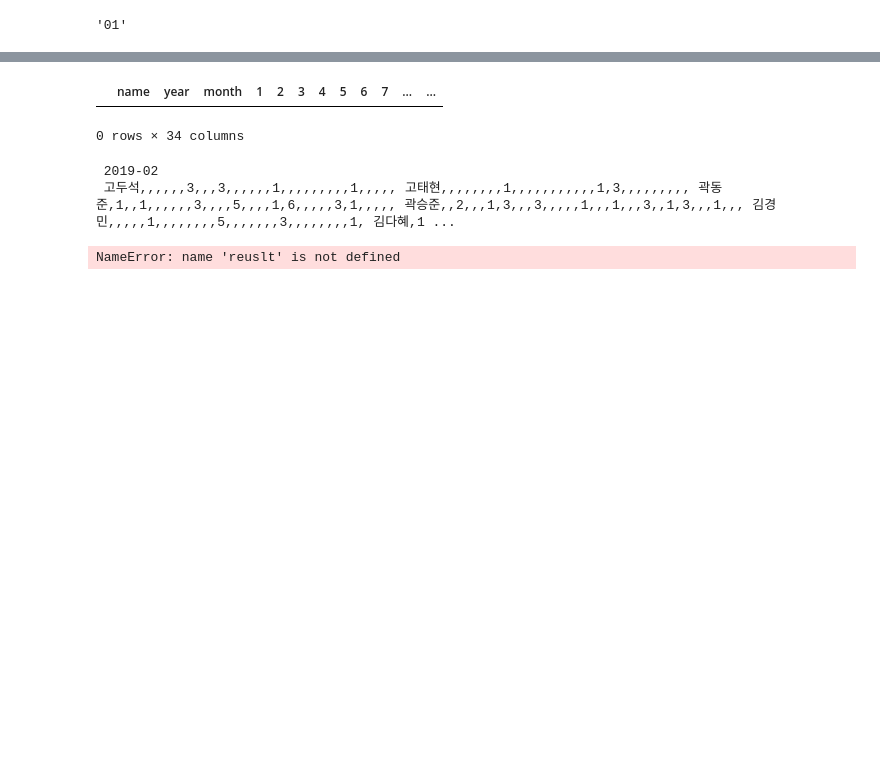
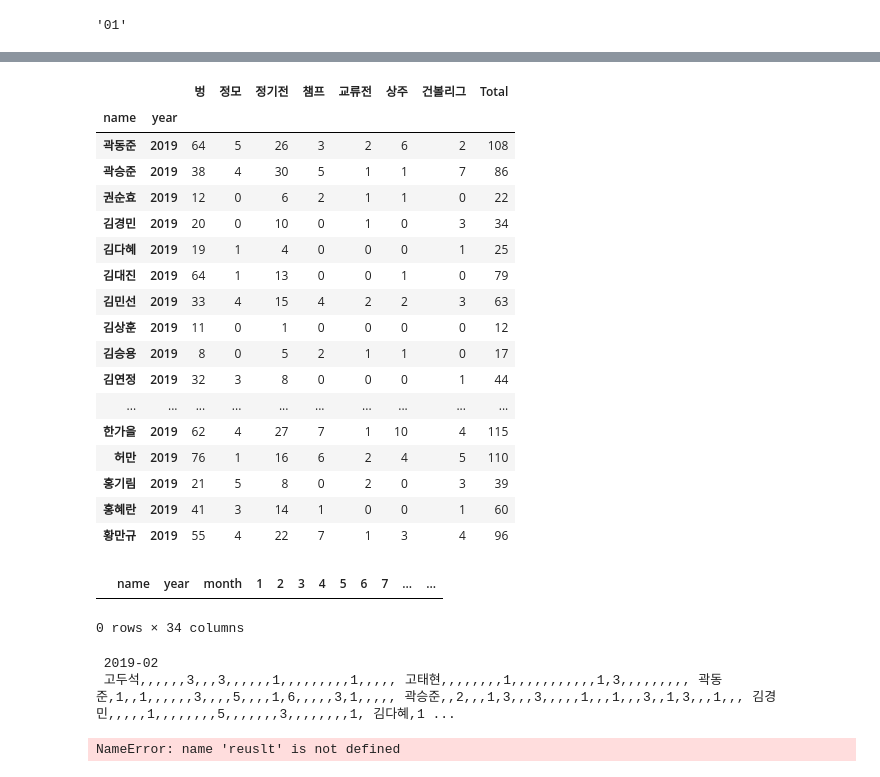
Before and after one commit to yundk7/Bowling_Team_Heroku, a Jupyter notebook: pet_pals/Untitled.ipynb, the cells around one changed output, grey strips where cells are left out. Drawn from its saved outputs; the diff is of its cells as text; code cells hidden in the pictures; blank space fills up the shorter version.

```diff
--- a/pet_pals/Untitled.ipynb
+++ b/pet_pals/Untitled.ipynb
@@ -56,3 +81,24 @@ df
+# %%
+df
+# %% [output]
+|  |  | 벙 | 정모 | 정기전 | 챔프 | 교류전 | 상주 | 건볼리그 | Total |
+| name | year |  |  |  |  |  |  |  |  |
+| 곽동준 | 2019 | 64 | 5 | 26 | 3 | 2 | 6 | 2 | 108 |
+| 곽승준 | 2019 | 38 | 4 | 30 | 5 | 1 | 1 | 7 | 86 |
+| 권순효 | 2019 | 12 | 0 | 6 | 2 | 1 | 1 | 0 | 22 |
+| 김경민 | 2019 | 20 | 0 | 10 | 0 | 1 | 0 | 3 | 34 |
+| 김다혜 | 2019 | 19 | 1 | 4 | 0 | 0 | 0 | 1 | 25 |
+| 김대진 | 2019 | 64 | 1 | 13 | 0 | 0 | 1 | 0 | 79 |
+| 김민선 | 2019 | 33 | 4 | 15 | 4 | 2 | 2 | 3 | 63 |
+| 김상훈 | 2019 | 11 | 0 | 1 | 0 | 0 | 0 | 0 | 12 |
+| 김승용 | 2019 | 8 | 0 | 5 | 2 | 1 | 1 | 0 | 17 |
+| 김연정 | 2019 | 32 | 3 | 8 | 0 | 0 | 0 | 1 | 44 |
+| ... | ... | ... | ... | ... | ... | ... | ... | ... | ... |
+| 한가을 | 2019 | 62 | 4 | 27 | 7 | 1 | 10 | 4 | 115 |
+| 허만 | 2019 | 76 | 1 | 16 | 6 | 2 | 4 | 5 | 110 |
+| 홍기림 | 2019 | 21 | 5 | 8 | 0 | 2 | 0 | 3 | 39 |
+| 홍혜란 | 2019 | 41 | 3 | 14 | 1 | 0 | 0 | 1 | 60 |
+| 황만규 | 2019 | 55 | 4 | 22 | 7 | 1 | 3 | 4 | 96 |
 # %%
 #creating/formatting database
 days = ["name","year","month"]
```
Also changed, not shown: parts of 2 cells of this notebook, 5 other files.
